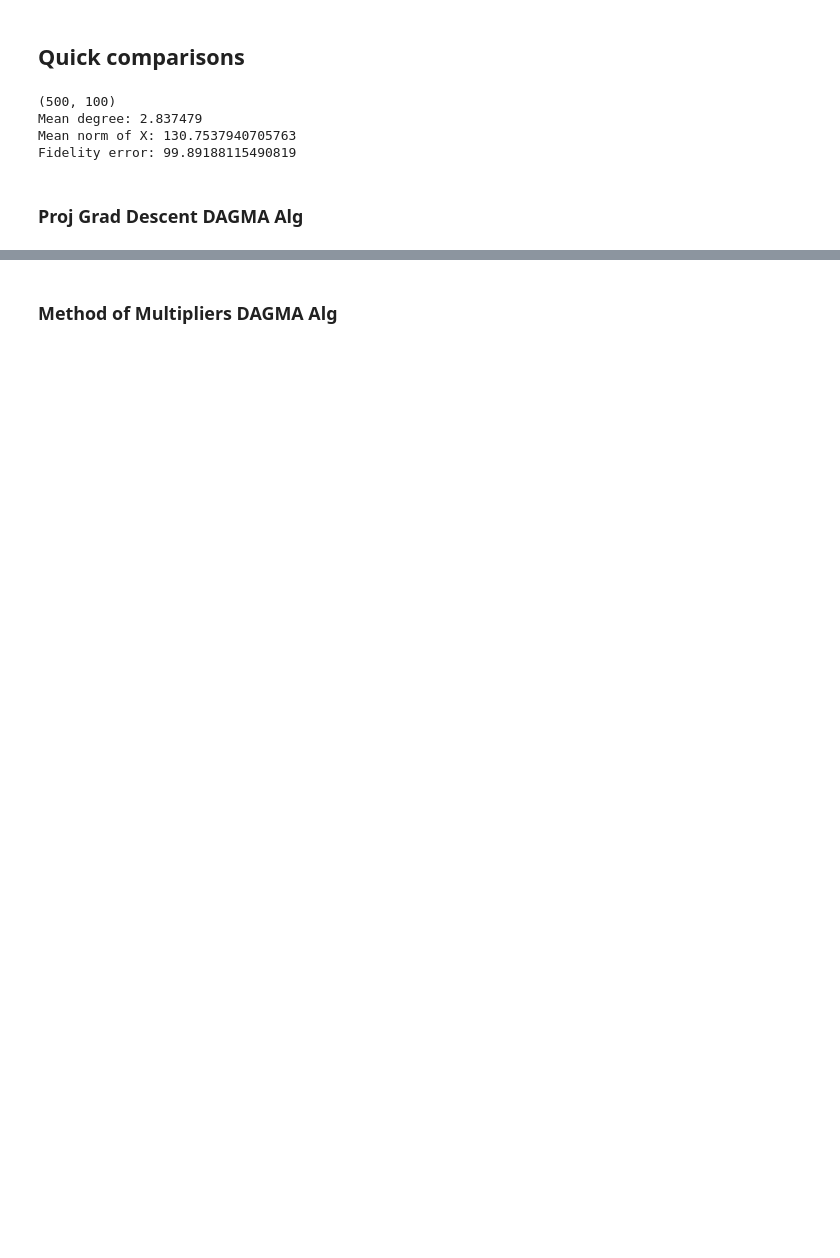
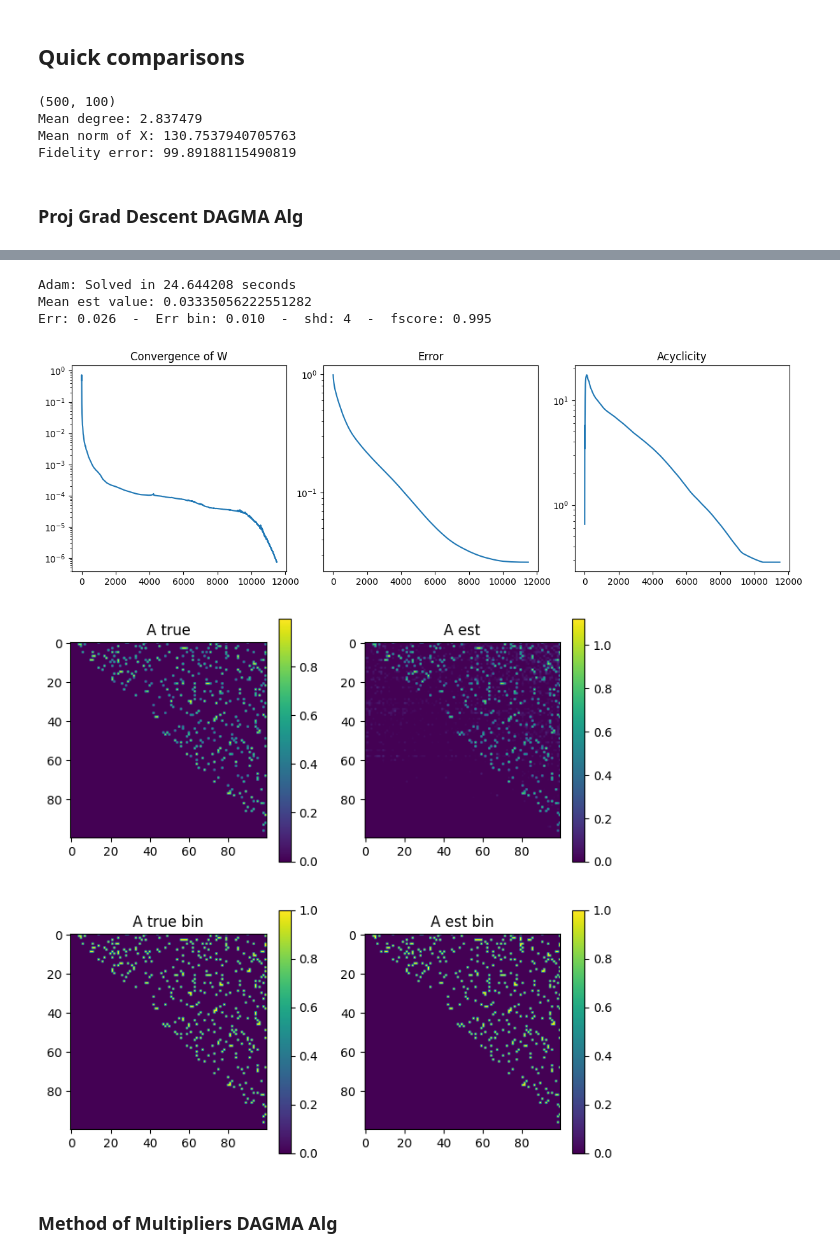
Before and after one commit to reysam93/cvx_dag_learning, a Jupyter notebook: preliminary_exp.ipynb, the cells around one changed output, grey strips where cells are left out. Drawn from its saved outputs; the diff is of its cells as text; code cells hidden in the pictures; blank space fills up the shorter version.

```diff
--- a/preliminary_exp.ipynb
+++ b/preliminary_exp.ipynb
@@ -224,3 +210,25 @@ Err: 0.121  -  Err bin: 0.091  -  shd: 35  -  fscore: 0.954
+# %%
+lamb = get_lamb_value(N, M, 2e-4)
+args = {'stepsize': 5e-3, 'alpha': .5, 's': 1, 'lamb': lamb, 'max_iters': 20000,
+        'tol': 1e-6, 'opt_type': 'adam'}
+
+t_i = time.time()
+model_ppgd = Nonneg_dagma()
+A_dagma2 = model_ppgd.fit(X, **args, track_seq=True)
+t_solved = time.time() - t_i
+print(f'Adam: Solved in {t_solved:3f} seconds')
+
+# Plot description
+thr = .2
+print('Mean est value:', A_dagma2.mean())
+plot_convergence(model_ppgd, A)
+plot_result(A, A_dagma2, thr)
+# %% [output]
+Adam: Solved in 24.644208 seconds
+Mean est value: 0.03335056222551282
+Err: 0.026  -  Err bin: 0.010  -  shd: 4  -  fscore: 0.995
+[figure, added]
+[figure, added]
 # %% [markdown]
 ### Method of Multipliers DAGMA Alg
 # %%
```
Also changed, not shown: parts of 28 cells of this notebook, 2 other files.
